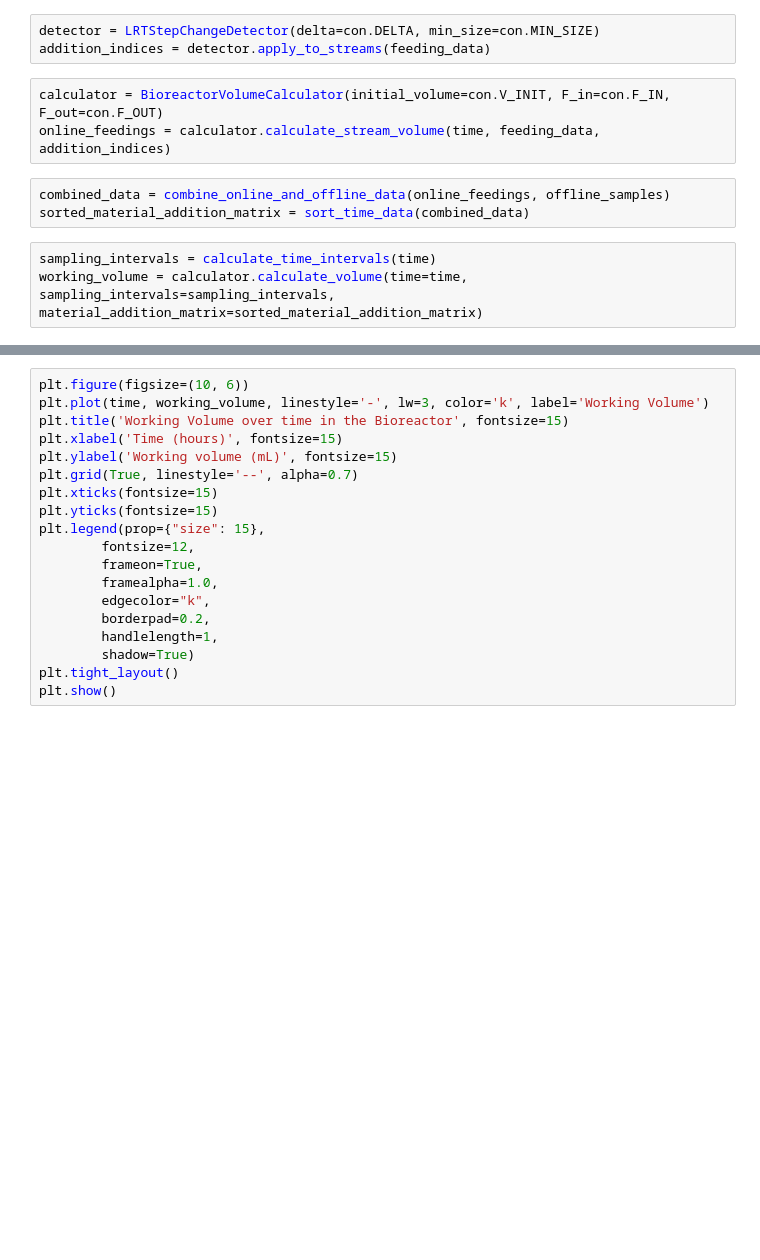
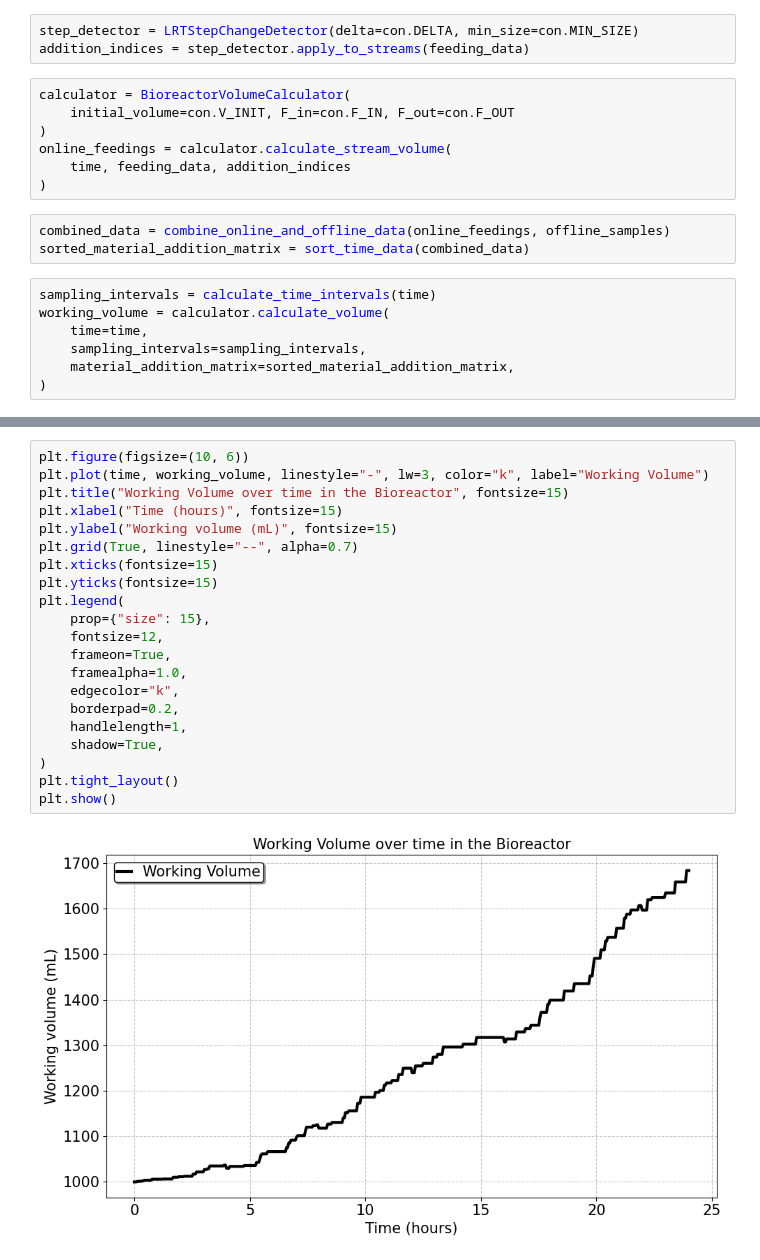
Before and after one commit to parisisv/BrVc, a Jupyter notebook: main.ipynb, the cells around one changed output, grey strips where cells are left out. Drawn from its saved outputs; the diff is of its cells as text; blank space fills up the shorter version.

```diff
--- a/main.ipynb
+++ b/main.ipynb
@@ -37,12 +49,20 @@ feeding_data.shape
 # %%
-detector = LRTStepChangeDetector(delta=con.DELTA, min_size=con.MIN_SIZE)
-addition_indices = detector.apply_to_streams(feeding_data)
+step_detector = LRTStepChangeDetector(delta=con.DELTA, min_size=con.MIN_SIZE)
+addition_indices = step_detector.apply_to_streams(feeding_data)
 # %%
-calculator = BioreactorVolumeCalculator(initial_volume=con.V_INIT, F_in=con.F_IN, F_out=con.F_OUT)
-online_feedings = calculator.calculate_stream_volume(time, feeding_data, addition_indices)
+calculator = BioreactorVolumeCalculator(
+    initial_volume=con.V_INIT, F_in=con.F_IN, F_out=con.F_OUT
+)
+online_feedings = calculator.calculate_stream_volume(
+    time, feeding_data, addition_indices
+)
 # %%
 combined_data = combine_online_and_offline_data(online_feedings, offline_samples)
 sorted_material_addition_matrix = sort_time_data(combined_data)
 # %%
 sampling_intervals = calculate_time_intervals(time)
-working_volume = calculator.calculate_volume(time=time, sampling_intervals=sampling_intervals, material_addition_matrix=sorted_material_addition_matrix)
+working_volume = calculator.calculate_volume(
+    time=time,
+    sampling_intervals=sampling_intervals,
+    material_addition_matrix=sorted_material_addition_matrix,
+)
@@ -49,19 +71,23 @@ working_volume = calculator.calculate_volume(time=time, sampling_intervals=sampl
 # %%
 plt.figure(figsize=(10, 6))
-plt.plot(time, working_volume, linestyle='-', lw=3, color='k', label='Working Volume')
-plt.title('Working Volume over time in the Bioreactor', fontsize=15)
-plt.xlabel('Time (hours)', fontsize=15)
-plt.ylabel('Working volume (mL)', fontsize=15)
-plt.grid(True, linestyle='--', alpha=0.7)
+plt.plot(time, working_volume, linestyle="-", lw=3, color="k", label="Working Volume")
+plt.title("Working Volume over time in the Bioreactor", fontsize=15)
+plt.xlabel("Time (hours)", fontsize=15)
+plt.ylabel("Working volume (mL)", fontsize=15)
+plt.grid(True, linestyle="--", alpha=0.7)
 plt.xticks(fontsize=15)
 plt.yticks(fontsize=15)
-plt.legend(prop={"size": 15},
-        fontsize=12,
-        frameon=True,
-        framealpha=1.0,
-        edgecolor="k",
-        borderpad=0.2,
-        handlelength=1,
-        shadow=True)
+plt.legend(
+    prop={"size": 15},
+    fontsize=12,
+    frameon=True,
+    framealpha=1.0,
+    edgecolor="k",
+    borderpad=0.2,
+    handlelength=1,
+    shadow=True,
+)
 plt.tight_layout()
 plt.show()
+# %% [output]
+[figure, added]
```
Also changed, not shown: parts of 12 cells of this notebook, 6 other files.
